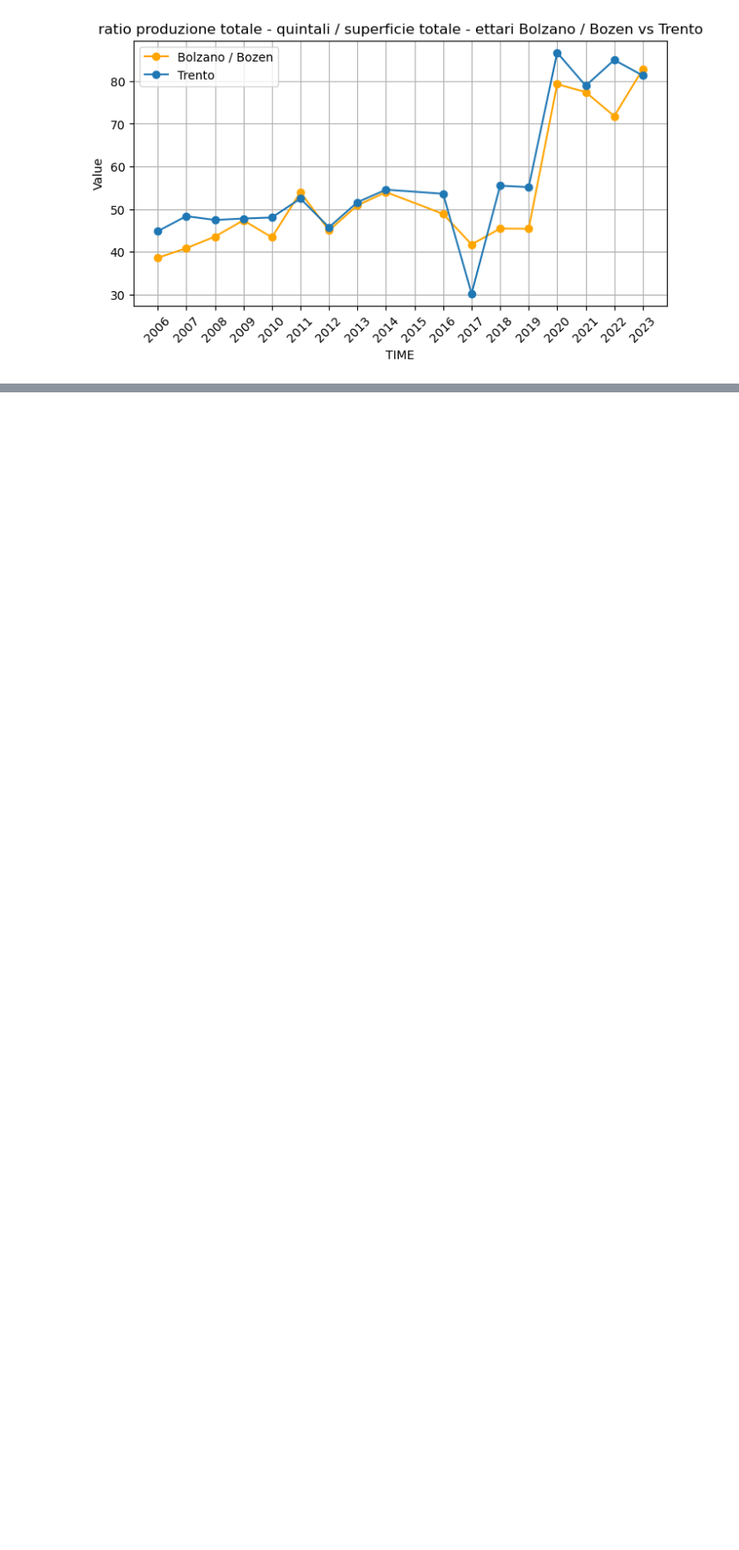
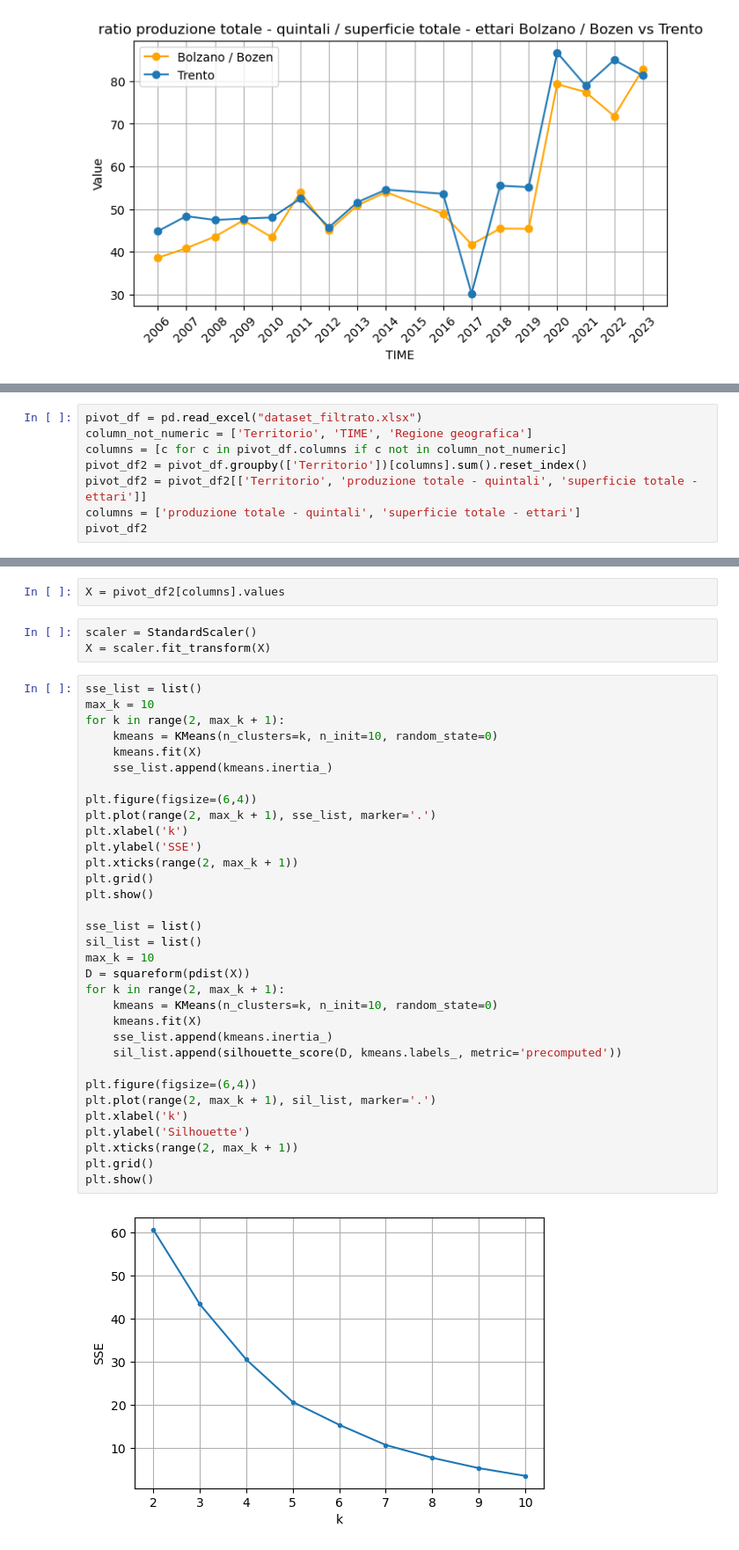
Before and after one commit to AntonioDonnangelo/italian_agriculture_and_protests_analysis, a Jupyter notebook: Data_understanding_ISTAT.ipynb, the cells around one changed output, grey strips where cells are left out. Shown at 88% size. Saved outputs shown, nothing was run; the diff lists cells and outputs as text; blank space fills up the shorter version.

Commit message:
Data understanding  ISTAT/RICA e clustering ISTAT

```diff
--- a/Data_understanding_ISTAT.ipynb
+++ b/Data_understanding_ISTAT.ipynb
@@ -265,0 +456,8 @@ plt.show()
+# %%
+pivot_df = pd.read_excel("dataset_filtrato.xlsx")
+column_not_numeric = ['Territorio', 'TIME', 'Regione geografica']
+columns = [c for c in pivot_df.columns if c not in column_not_numeric]
+pivot_df2 = pivot_df.groupby(['Territorio'])[columns].sum().reset_index()
+pivot_df2 = pivot_df2[['Territorio', 'produzione totale - quintali', 'superficie totale - ettari']]
+columns = ['produzione totale - quintali', 'superficie totale - ettari']
+pivot_df2
@@ -265,0 +498,40 @@ plt.show()
+# %%
+X = pivot_df2[columns].values
+# %%
+scaler = StandardScaler()
+X = scaler.fit_transform(X)
+# %%
+sse_list = list()
+max_k = 10
+for k in range(2, max_k + 1):
+    kmeans = KMeans(n_clusters=k, n_init=10, random_state=0)
+    kmeans.fit(X)
+    sse_list.append(kmeans.inertia_)
+
+plt.figure(figsize=(6,4))
+plt.plot(range(2, max_k + 1), sse_list, marker='.')
+plt.xlabel('k')
+plt.ylabel('SSE')
+plt.xticks(range(2, max_k + 1))
+plt.grid()
+plt.show()
+
+sse_list = list()
+sil_list = list()
+max_k = 10
+D = squareform(pdist(X))
+for k in range(2, max_k + 1):
+    kmeans = KMeans(n_clusters=k, n_init=10, random_state=0)
+    kmeans.fit(X)
+    sse_list.append(kmeans.inertia_)
+    sil_list.append(silhouette_score(D, kmeans.labels_, metric='precomputed'))
+
+plt.figure(figsize=(6,4))
+plt.plot(range(2, max_k + 1), sil_list, marker='.')
+plt.xlabel('k')
+plt.ylabel('Silhouette')
+plt.xticks(range(2, max_k + 1))
+plt.grid()
+plt.show()
+# %% [output]
+[figure, added]
```
Also changed, not shown: parts of 33 cells of this notebook, 1 other file.
